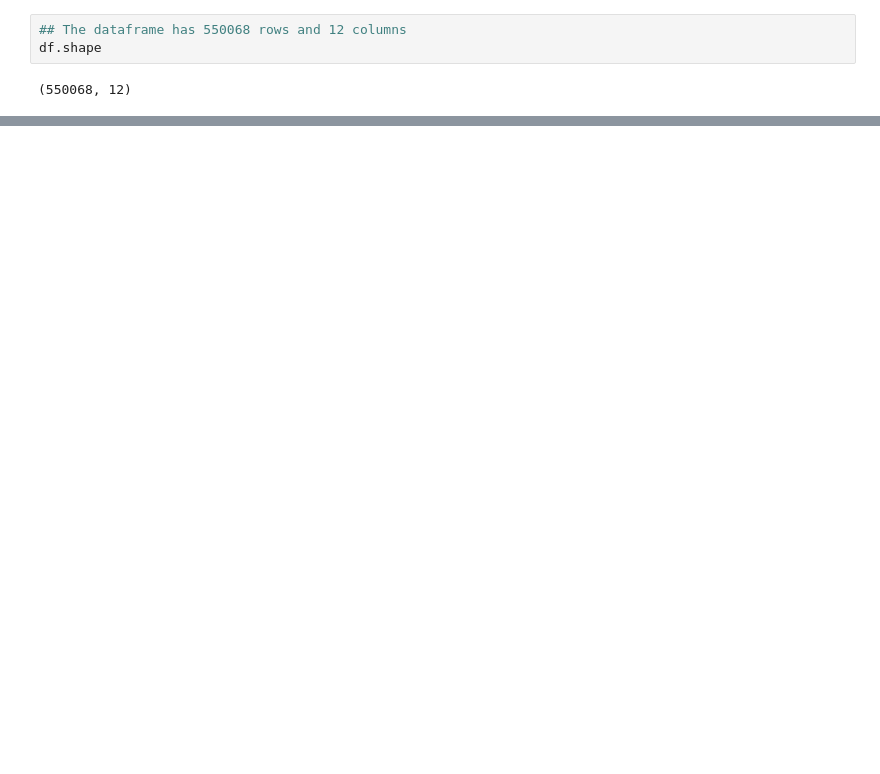
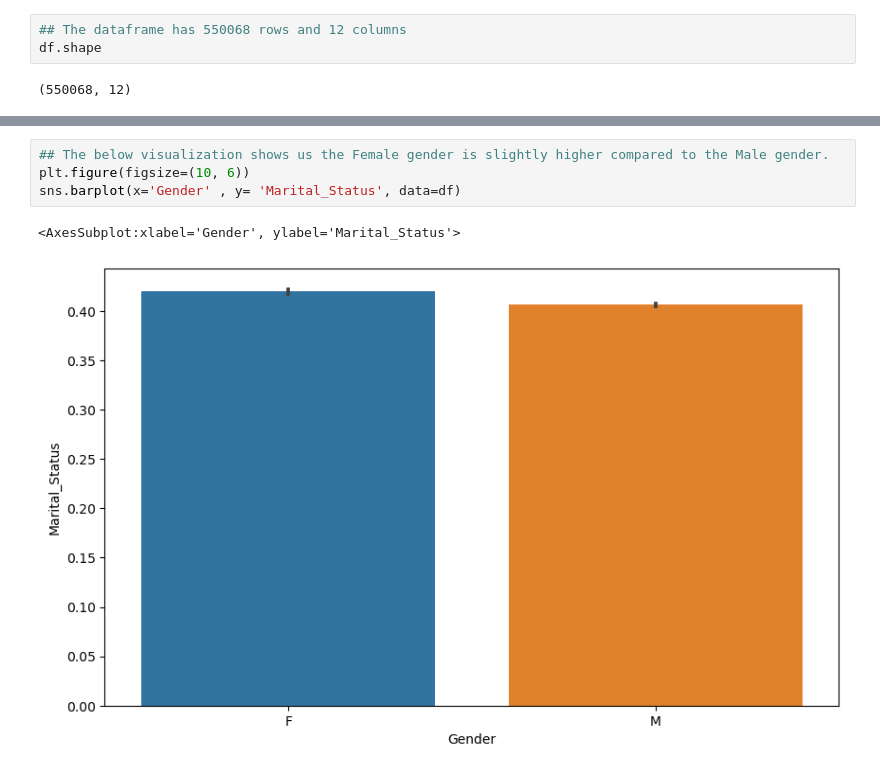
Before and after one commit to DHILL2123/BlackFriday, a Jupyter notebook: BlackFriday.ipynb, the cells around one changed output, grey strips where cells are left out. Cells and saved outputs as stored; diff of their text form; blank space fills up the shorter version.

```diff
--- a/BlackFriday.ipynb
+++ b/BlackFriday.ipynb
@@ -85,0 +115,7 @@ memory usage: 50.4+ MB
+# %%
+## The below visualization shows us the Female gender is slightly higher compared to the Male gender.
+plt.figure(figsize=(10, 6))
+sns.barplot(x='Gender' , y= 'Marital_Status', data=df)
+# %% [output]
+<AxesSubplot:xlabel='Gender', ylabel='Marital_Status'>
+[figure, added]
```
Also changed, not shown: parts of 43 cells of this notebook.
